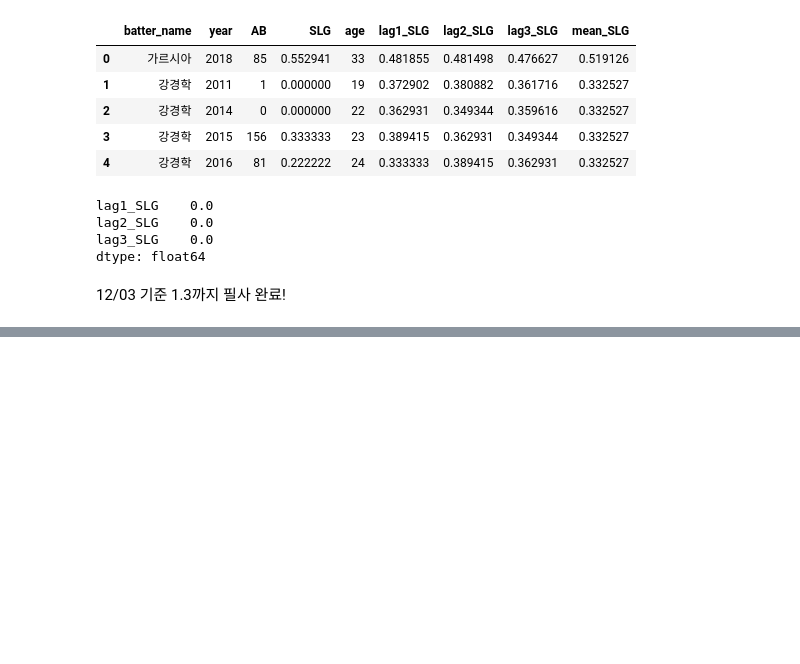
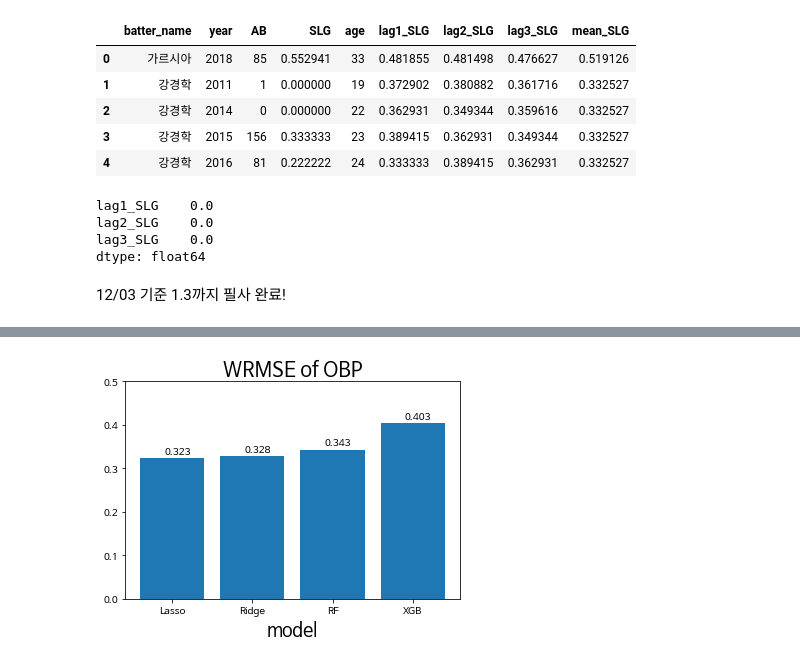
Before and after one commit to kidsage/KaggleStudy, a Jupyter notebook: batter_ops_prediction.ipynb, the cells around one changed output, grey strips where cells are left out. Drawn from its saved outputs; the diff is of its cells as text; code cells hidden in the pictures; blank space fills up the shorter version.

```diff
--- a/batter_ops_prediction.ipynb
+++ b/batter_ops_prediction.ipynb
@@ -972,0 +977,12 @@ dtype: float64
+# %%
+# 30타수 이상의 데이터만 학습
+sum_hf_yr_OBP= sum_hf_yr_OBP.loc[sum_hf_yr_OBP['AB']>=30]
+sum_hf_yr_SLG = sum_hf_yr_SLG.loc[sum_hf_yr_SLG['AB']>=30]
+
+# 2018년 데이터를 test 데이터 2018년 이전은 train 데이터로 나눈다.
+OBP_train = sum_hf_yr_OBP.loc[sum_hf_yr_OBP['year'] != 2018]
+OBP_test = sum_hf_yr_OBP.loc[sum_hf_yr_OBP['year'] == 2018]
+
+SLG_train = sum_hf_yr_SLG.loc[sum_hf_yr_SLG['year'] != 2018]
+SLG_test = sum_hf_yr_SLG.loc[sum_hf_yr_SLG['year'] == 2018]
+print(OBP_train.shape, OBP_test.shape, SLG_train.shape, SLG_test.shape)
@@ -972,0 +991,6 @@ dtype: float64
+# %%
+def wrmse(v,w,p):
+    # v: 실제값
+    # w: 타수
+    # p: 예측값
+    return sum(np.sqrt(((v-p)**2 * w) / sum(w)))
@@ -972,0 +1075,28 @@ dtype: float64
+# %%
+# 테스트 데이터셋(2018년)의 선수들의 OBP를 예측
+Lasso_OBP = OBP_linear_models['Lasso'].predict(OBP_test.iloc[:,-5:])
+Ridge_OBP = OBP_linear_models['Ridge'].predict(OBP_test.iloc[:,-5:])
+RF_OBP = OBP_RF_models['RF'].predict(OBP_test.iloc[:,-5:])
+XGB_OBP = XGB_OBP_gridsearch.predict(OBP_test.iloc[:,-5:])
+
+# test 데이터의 WRMSE 계산
+wrmse_score = [wrmse(OBP_test['OBP'], OBP_test['AB'], Lasso_OBP),
+               wrmse(OBP_test['OBP'], OBP_test['AB'], Ridge_OBP),
+               wrmse(OBP_test['OBP'], OBP_test['AB'], RF_OBP),
+               wrmse(OBP_test['OBP'], OBP_test['AB'], XGB_OBP)]
+
+x_lab = ['Lasso', 'Ridge', 'RF', 'XGB']
+
+plt.bar(x_lab, wrmse_score)
+plt.title('WRMSE of OBP', fontsize=20)
+plt.xlabel('model', fontsize=18)
+plt.ylabel('', fontsize=18)
+plt.ylim(0,0.5)
+
+# 막대그래프 위에 값을 표시해준다.
+for i, v in enumerate(wrmse_score):
+    plt.text(i-0.1, v + 0.01, str(np.round(v,3))) # x 좌표, y 좌표, 텍스트를 표현한다.
+
+plt.show()
+# %% [output]
+[figure, added]
```
Also changed, not shown: parts of 47 cells of this notebook.
